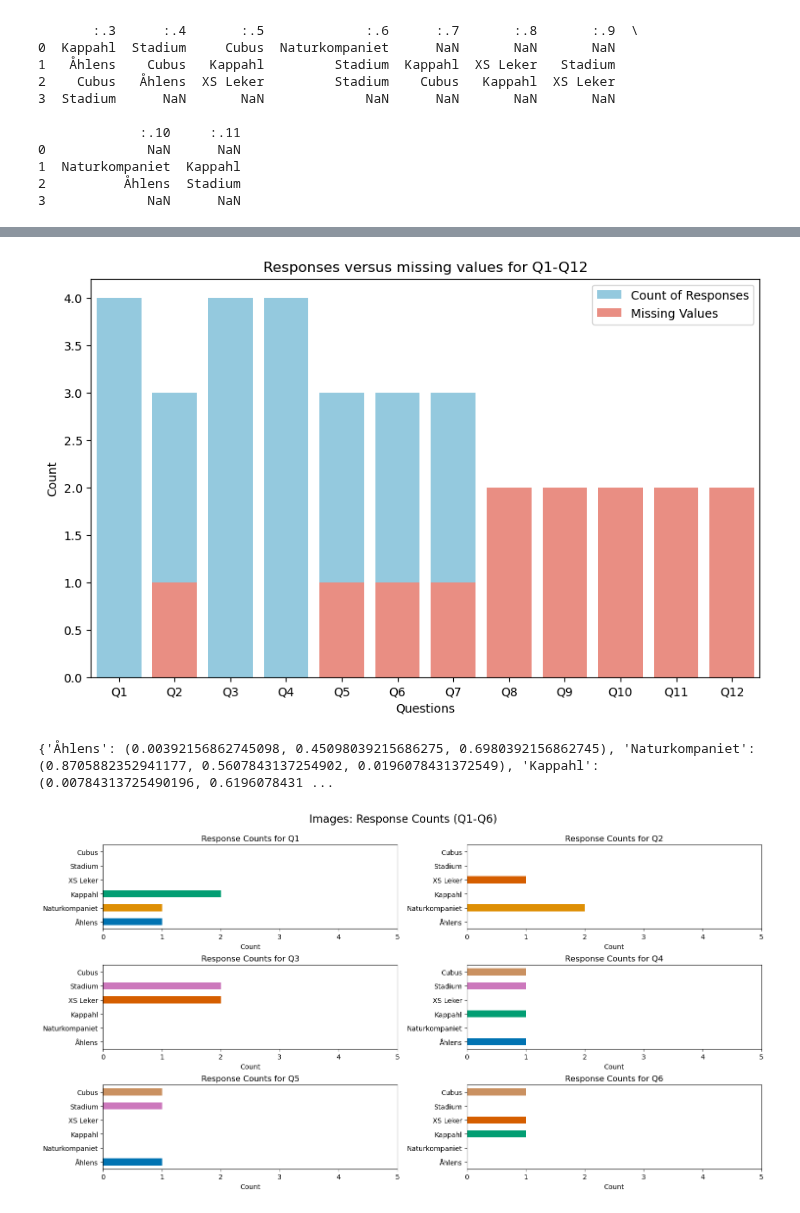
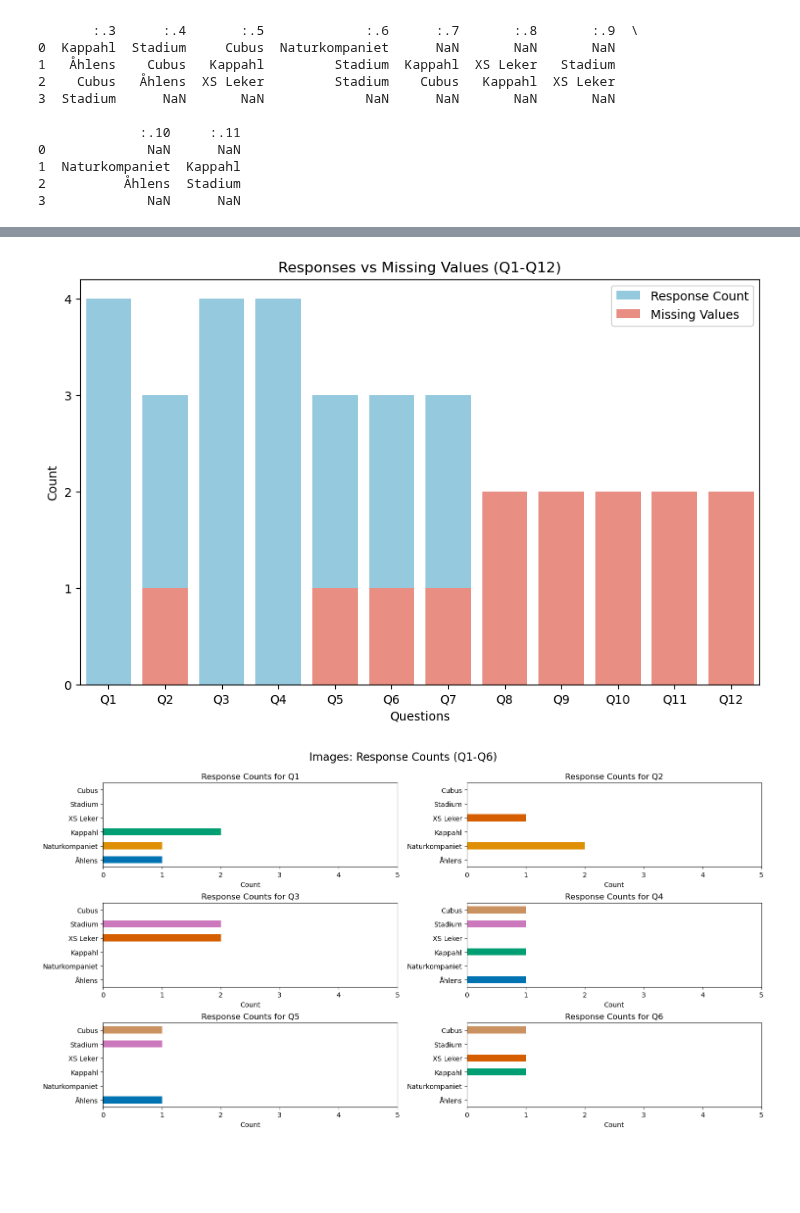
Before and after one commit to emmenru/Music-AI-workshop, a Jupyter notebook: chi-square-tester.ipynb, the cells around one changed output, grey strips where cells are left out. Drawn from its saved outputs; the diff is of its cells as text; code cells hidden in the pictures; blank space fills up the shorter version.

```diff
--- a/chi-square-tester.ipynb
+++ b/chi-square-tester.ipynb
@@ -127,10 +98,10 @@ category_stats = df[df.columns[3:]].describe(include='object')
 missing_counts = df[df.columns[3:]].isnull().sum()
 
 # Add the missing values count as a new row to the descriptive statistics DataFrame
-category_stats.loc['missing'] = missing_counts
+category_stats.loc['NaN'] = missing_counts
 
-print("Descriptive statistics for each question, including missing values:")
-print(category_stats)
+print("Descriptive statistics for each question:")
+category_stats
 
-## What is freq saying here?
+#freq: The number of times the most frequent category (from the top value) appears in that column.
 # %% [output]
@@ -151,56 +115,50 @@ missing        2         2        2               2        2
 # %%
 # Plot counts and missing values
 plt.figure(figsize=(10, 6))
-# Plotting the count of responses
-sns.barplot(x=category_stats.columns, y=category_stats.loc['count'], color='skyblue', label='Count of Responses')
-# Plotting the missing values
+ax = plt.gca()
+ax.yaxis.set_major_locator(plt.MaxNLocator(integer=True)) # Make sure y axis has only integers, since it shows counts
+sns.barplot(x=category_stats.columns, y=category_stats.loc['count'], color='skyblue', label='Response Count')
 sns.barplot(x=missing_counts.index, y=missing_counts.values, color='salmon', label='Missing Values')
-# Adding titles and labels
-plt.title('Responses versus missing values for Q1-Q12')
+plt.title('Responses vs Missing Values (Q1-Q12)')
 plt.xlabel('Questions')
 plt.ylabel('Count')
 plt.legend()
-
-# Show the plot
 plt.show()
 # %% [output]
-[figure, old version]
+[figure, new version]
 # %%
 # Define a consistent color palette using the colorblind palette
 colorblind_palette = sns.color_palette("colorblind", n_colors=len(df.columns[3:].unique()))
-# Create a mapping of each category to a color
+# Create a mapping of each store category to a color
+# Reshape the df from wide format to long format, unpivoting into variable and value
 unique_categories = df[df.columns[3:]].melt()['value'].dropna().unique()
+#print(unique_categories) Should be 6 stores
 color_map = {category: colorblind_palette[i] for i, category in enumerate(unique_categories)}
-print(color_map)
+#print(color_map)
 
-def plot_questions(df_subset, title):
+# Horizontal bar plots
+def plot_questions(df, title):
     plt.figure(figsize=(15, 8))
-    max_count = df_subset.count().max() + 1  # Set max count for x-axis
-
-    for i, col in enumerate(df_subset.columns, 1):
+    # Count non-null values in each column and pick maximum
+    max_count = df.count().max() + 1  # Set max count for x-axis
+    for i, col in enumerate(df.columns, 1):
         ax = plt.subplot(3, 2, i)
-
         # Count occurrences of each response
-        counts = df_subset[col].value_counts()
-
+        counts = df[col].value_counts()
         # Create a bar plot using counts
         counts = counts.reindex(unique_categories, fill_value=0)  # Ensure all categories are represented
+        #print(counts)
         counts.plot(kind='barh', ax=ax, color=[color_map[category] for category in counts.index])
-
         plt.title(f"Response Counts for {col}")
         plt.xlabel("Count")
         plt.ylabel("")
-
         # Set x-axis limits and format ticks
         ax.set_xlim(0, max_count)  # Set the same maximum x-axis limit for all plots
         ax.xaxis.set_major_locator(plt.MaxNLocator(integer=True))  # Ensure ticks are integers
-
     plt.tight_layout()
     plt.suptitle(title, fontsize=16)
     plt.subplots_adjust(top=0.9)  # Adjust title position
     plt.show()
-# %% [output]
-{'Åhlens': (0.00392156862745098, 0.45098039215686275, 0.6980392156862745), 'Naturkompaniet': (0.8705882352941177, 0.5607843137254902, 0.0196078431372549), 'Kappahl': (0.00784313725490196, 0.6196078431 ...
 # %%
 # Plot Q1-Q6
 df_images = df[['Q1', 'Q2', 'Q3', 'Q4', 'Q5', 'Q6']]
```
Also changed, not shown: parts of 39 cells of this notebook.
